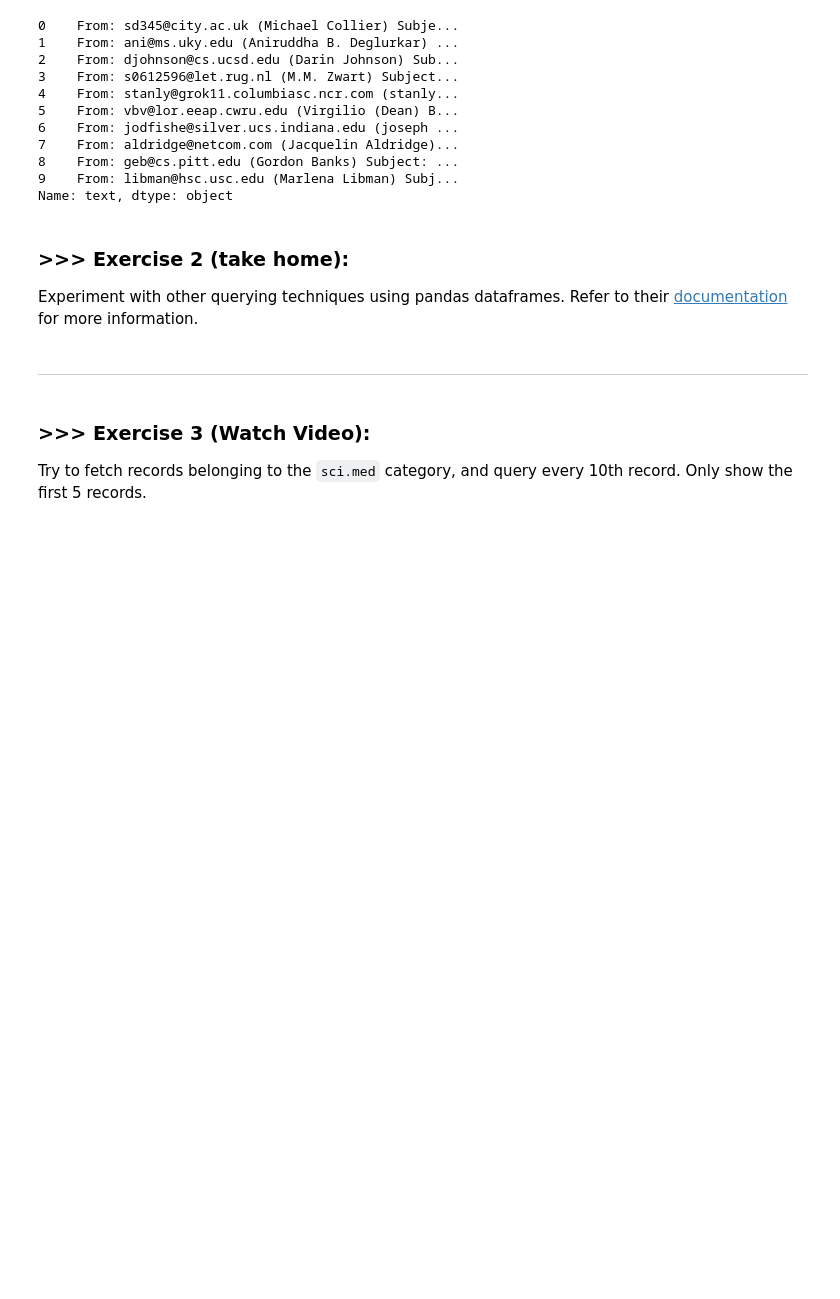
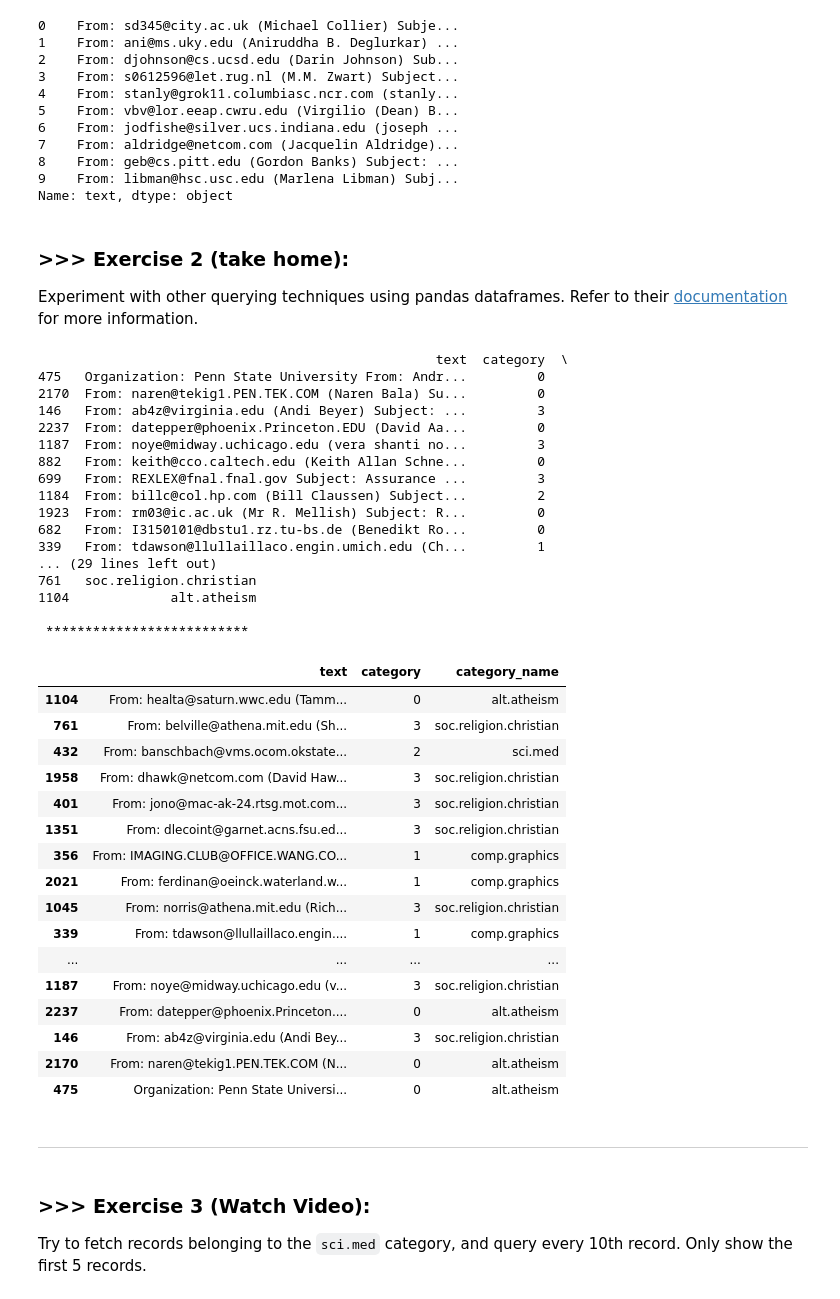
Before and after one commit to akirahoiman/DM2024-Lab1-Master, a Jupyter notebook: DM2024-Lab1-Master.ipynb, the cells around one changed output. Cells and saved outputs as stored; diff of their text form; code cells hidden in the pictures; blank space fills up the shorter version.

```diff
--- a/DM2024-Lab1-Master.ipynb
+++ b/DM2024-Lab1-Master.ipynb
@@ -371,3 +372,53 @@ Experiment with other querying techniques using pandas dataframes. Refer to thei
+# %%
+#Answer here
+#For example,
+#1. Select 20 random examples from the DataFrame X
+#2. Print the random samples in reverse order
+
+import numpy as np
+import pandas as pd
+
+random_samples = X.sample(n=20)
+
+print(random_samples)
+
+print("\n", "**************************")
+random_samples[::-1]
+# %% [output]
+                                                   text  category  \
+475   Organization: Penn State University From: Andr...         0
+2170  From: naren@tekig1.PEN.TEK.COM (Naren Bala) Su...         0
+146   From: ab4z@virginia.edu (Andi Beyer) Subject: ...         3
+2237  From: datepper@phoenix.Princeton.EDU (David Aa...         0
+1187  From: noye@midway.uchicago.edu (vera shanti no...         3
+882   From: keith@cco.caltech.edu (Keith Allan Schne...         0
+699   From: REXLEX@fnal.fnal.gov Subject: Assurance ...         3
+1184  From: billc@col.hp.com (Bill Claussen) Subject...         2
+1923  From: rm03@ic.ac.uk (Mr R. Mellish) Subject: R...         0
+682   From: I3150101@dbstu1.rz.tu-bs.de (Benedikt Ro...         0
+339   From: tdawson@llullaillaco.engin.umich.edu (Ch...         1
+... (29 lines left out)
+761   soc.religion.christian
+1104             alt.atheism
+
+ **************************
+|  | text | category | category_name |
+| 1104 | From: healta@saturn.wwc.edu (Tamm... | 0 | alt.atheism |
+| 761 | From: belville@athena.mit.edu (Sh... | 3 | soc.religion.christian |
+| 432 | From: banschbach@vms.ocom.okstate... | 2 | sci.med |
+| 1958 | From: dhawk@netcom.com (David Haw... | 3 | soc.religion.christian |
+| 401 | From: jono@mac-ak-24.rtsg.mot.com... | 3 | soc.religion.christian |
+| 1351 | From: dlecoint@garnet.acns.fsu.ed... | 3 | soc.religion.christian |
+| 356 | From: IMAGING.CLUB@OFFICE.WANG.CO... | 1 | comp.graphics |
+| 2021 | From: ferdinan@oeinck.waterland.w... | 1 | comp.graphics |
+| 1045 | From: norris@athena.mit.edu (Rich... | 3 | soc.religion.christian |
+| 339 | From: tdawson@llullaillaco.engin.... | 1 | comp.graphics |
+| ... | ... | ... | ... |
+| 1187 | From: noye@midway.uchicago.edu (v... | 3 | soc.religion.christian |
+| 2237 | From: datepper@phoenix.Princeton.... | 0 | alt.atheism |
+| 146 | From: ab4z@virginia.edu (Andi Bey... | 3 | soc.religion.christian |
+| 2170 | From: naren@tekig1.PEN.TEK.COM (N... | 0 | alt.atheism |
+| 475 | Organization: Penn State Universi... | 0 | alt.atheism |
 # %% [markdown]
 ---
 # %% [markdown]
```
Also changed, not shown: parts of 3 cells of this notebook.
